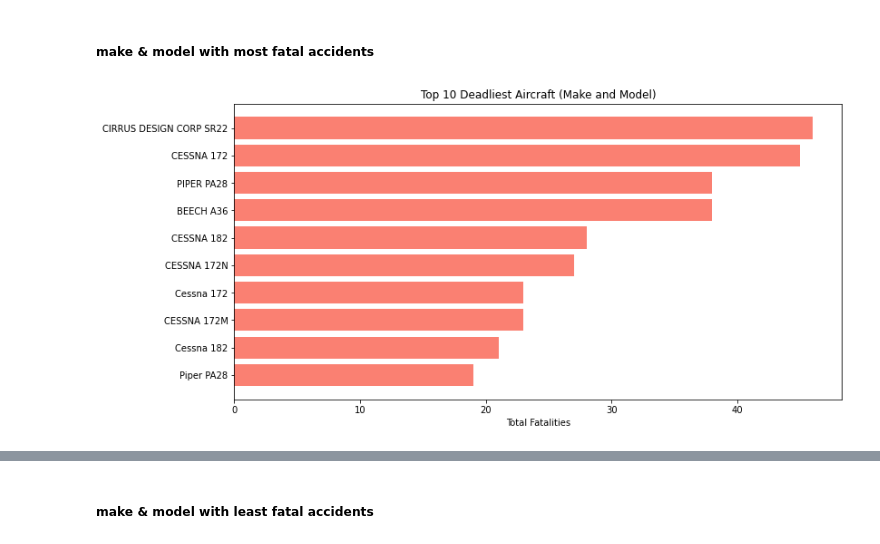
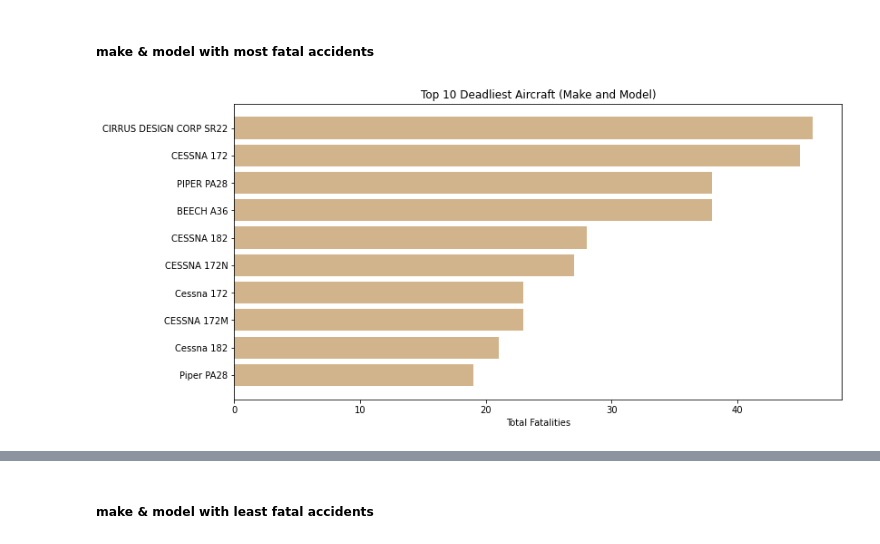
Before and after one commit to Hafsa-mohamed-Ad3n/Evaluating-Low-Risk-Aircraft-for-Growth-in-Aviation-Ventures, a Jupyter notebook: aviation.ipynb, the cells around one changed output, grey strips where cells are left out. Drawn from its saved outputs; the diff is of its cells as text; code cells hidden in the pictures.

```diff
--- a/aviation.ipynb
+++ b/aviation.ipynb
@@ -536,30 +536,30 @@ low_risk_accident
 # %%
 # Make, Model, and Total Fatal Injuries columns
 make_model_fatal_data = aviation_data[['Make', 'Model', 'Total_Fatal_Injuries']]
 
 # Getting rid of rows where Make, Model, or Fatalities are missing
 make_model_fatal_data = make_model_fatal_data.dropna()
 
 # Group by Make and Model and sum the Total Fatal Injuries
 make_model_fatalities = make_model_fatal_data.groupby(['Make', 'Model'])['Total_Fatal_Injuries'].sum().reset_index()
 
 # Sorting by highest number of fatalities
 make_model_fatalities = make_model_fatalities.sort_values(by='Total_Fatal_Injuries', ascending=False)
 
 # Creating a Risk Level based on Total Fatalities
 make_model_fatalities['Fatality_Risk_Level'] = make_model_fatalities['Total_Fatal_Injuries'].apply(lambda x: 'High Risk' if x > 10 else 'Low Risk')
 
 import matplotlib.pyplot as plt
 
 # Top 10 by fatalities
 top_10_fatalities = make_model_fatalities.head(10)
 
 # Bar chart
 plt.figure(figsize=(12,6))
-plt.barh(top_10_fatalities['Make'] + " " + top_10_fatalities['Model'], top_10_fatalities['Total_Fatal_Injuries'], color='salmon')
+plt.barh(top_10_fatalities['Make'] + " " + top_10_fatalities['Model'], top_10_fatalities['Total_Fatal_Injuries'], color='tan')
 plt.xlabel('Total Fatalities')
 plt.title('Top 10 Deadliest Aircraft (Make and Model)')
 plt.gca().invert_yaxis()  # Highest first
 plt.show()
 # %% [output]
-[figure, old version]
+[figure, new version]
```
Also changed, not shown: parts of 24 cells of this notebook, 2 other files.
